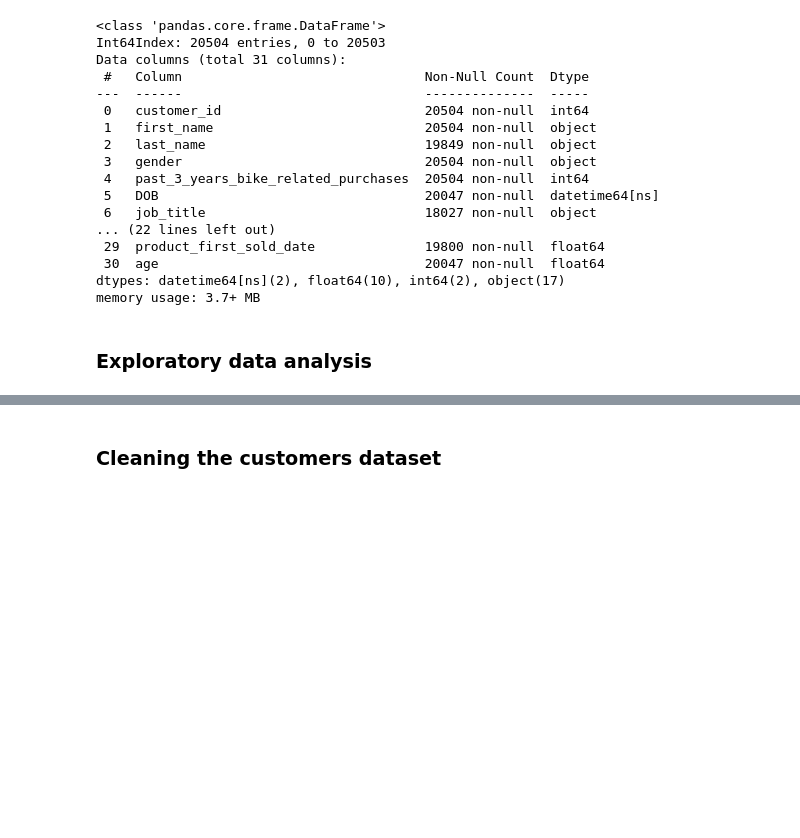
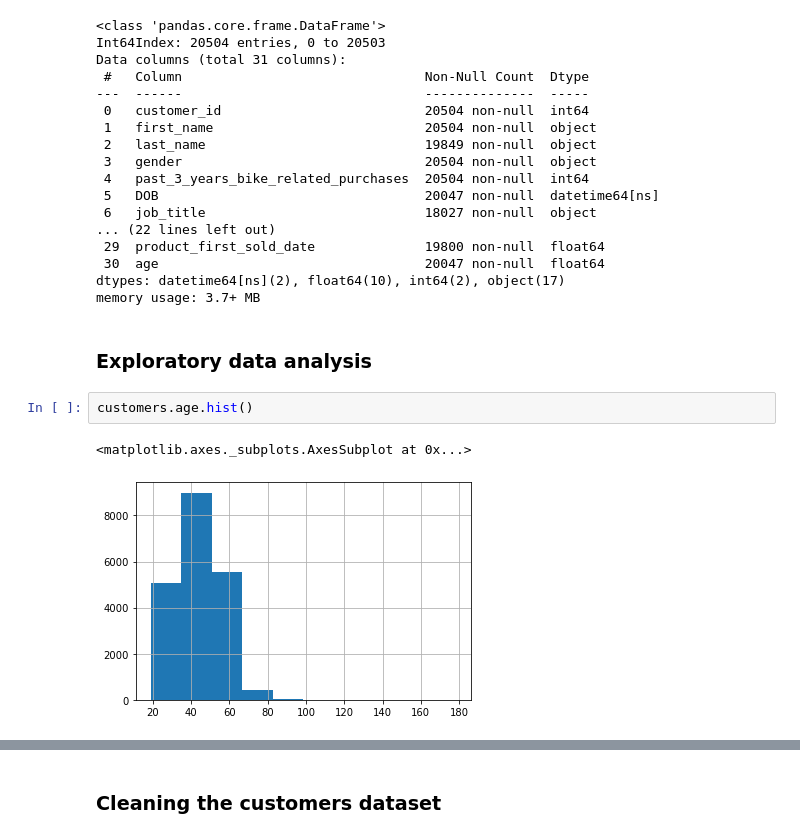
Before and after one commit to victordanok/KPMG-Forage-Internship, a Jupyter notebook: KPMG Module 1.ipynb, the cells around one changed output, grey strips where cells are left out. Saved outputs shown, nothing was run; the diff lists cells and outputs as text; blank space fills up the shorter version.

```diff
--- a/KPMG Module 1.ipynb
+++ b/KPMG Module 1.ipynb
@@ -146,3 +146,8 @@ dtypes: datetime64[ns](2), float64(10), int64(2), object(17)
 memory usage: 3.7+ MB
 # %% [markdown]
 ### Exploratory data analysis
+# %%
+customers.age.hist()
+# %% [output]
+<matplotlib.axes._subplots.AxesSubplot at 0x...>
+[figure, added]
```
Also changed, not shown: parts of 33 cells of this notebook.
